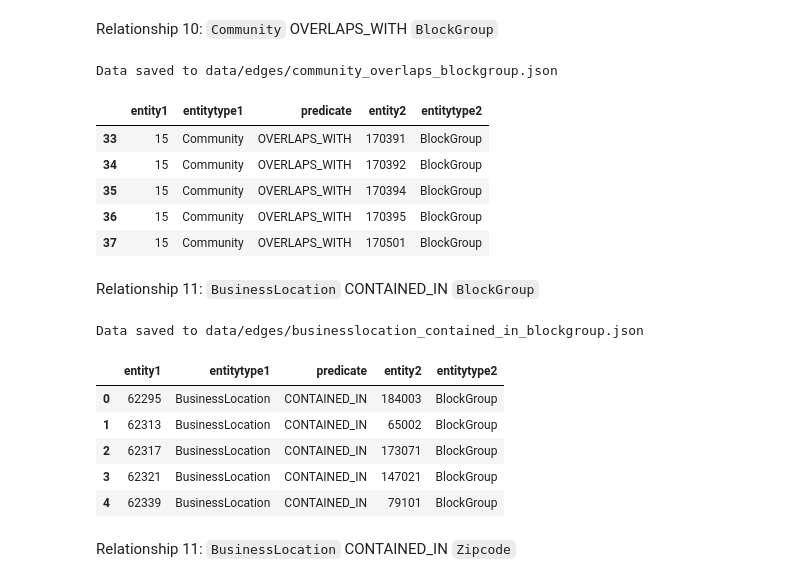
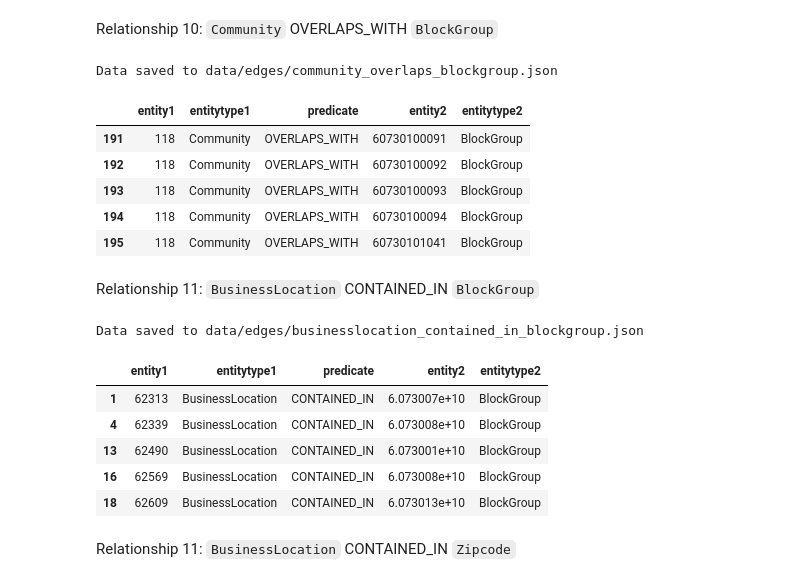
Before and after one commit to swhoyle/business-opportunity-graph, a Jupyter notebook: notebooks/02_extract_edges.ipynb, the cells around one changed output. Saved outputs shown, nothing was run; the diff lists cells and outputs as text; code cells hidden in the pictures.

Commit message:
fixed blockgroup relationships

```diff
--- a/notebooks/02_extract_edges.ipynb
+++ b/notebooks/02_extract_edges.ipynb
@@ -520,27 +520,29 @@ Relationship 10: `Community` OVERLAPS_WITH `BlockGroup`
 # %%
 df = query_db("""
     SELECT
         name AS entity1,
         'Community' AS entitytype1,
         'OVERLAPS_WITH' AS predicate,
         unnest(intersected_block_groups)::text AS entity2,
         'BlockGroup' AS entitytype2
     FROM nourish_community_block_group_intersection
 """)
 df["entity1"] = df["entity1"].map(dict(zip(community_df["name"].str.upper(), community_df["id"])))
 df = df[df["entity1"].notnull()]
+df["entity2"] = df["entity2"].map(dict(zip(blockgroup_df["ctblockgroup"].astype(str), blockgroup_df["id"])))
+df = df[df["entity2"].notnull()]
 df["entity1"] = df["entity1"].astype(int)
 df["entity2"] = df["entity2"].astype(int)
 save_df_to_json(df, "community_overlaps_blockgroup.json")
 df.head()
 # %% [output]
 Data saved to data/edges/community_overlaps_blockgroup.json
 |  | entity1 | entitytype1 | predicate | entity2 | entitytype2 |
-| 33 | 15 | Community | OVERLAPS_WITH | 170391 | BlockGroup |
-| 34 | 15 | Community | OVERLAPS_WITH | 170392 | BlockGroup |
-| 35 | 15 | Community | OVERLAPS_WITH | 170394 | BlockGroup |
-| 36 | 15 | Community | OVERLAPS_WITH | 170395 | BlockGroup |
-| 37 | 15 | Community | OVERLAPS_WITH | 170501 | BlockGroup |
+| 191 | 118 | Community | OVERLAPS_WITH | 60730100091 | BlockGroup |
+| 192 | 118 | Community | OVERLAPS_WITH | 60730100092 | BlockGroup |
+| 193 | 118 | Community | OVERLAPS_WITH | 60730100093 | BlockGroup |
+| 194 | 118 | Community | OVERLAPS_WITH | 60730100094 | BlockGroup |
+| 195 | 118 | Community | OVERLAPS_WITH | 60730101041 | BlockGroup |
 # %% [markdown]
 Relationship 11: `BusinessLocation` CONTAINED_IN `BlockGroup`
 # %%
@@ -551,17 +553,20 @@ df["entitytype1"] = "BusinessLocation"
 df["predicate"] = "CONTAINED_IN"
 df["entity2"] = df["blockgroup"].astype(int)
 df["entitytype2"] = "BlockGroup"
+df["entity2"] = df["entity2"].map(dict(zip(blockgroup_df["ctblockgroup"], blockgroup_df["id"])))
+df = df[df["entity2"].notnull()]
+
 df = df[["entity1", "entitytype1", "predicate", "entity2", "entitytype2"]]
 save_df_to_json(df, "businesslocation_contained_in_blockgroup.json")
 df.head()
 # %% [output]
 Data saved to data/edges/businesslocation_contained_in_blockgroup.json
 |  | entity1 | entitytype1 | predicate | entity2 | entitytype2 |
-| 0 | 62295 | BusinessLocation | CONTAINED_IN | 184003 | BlockGroup |
-| 1 | 62313 | BusinessLocation | CONTAINED_IN | 65002 | BlockGroup |
-| 2 | 62317 | BusinessLocation | CONTAINED_IN | 173071 | BlockGroup |
-| 3 | 62321 | BusinessLocation | CONTAINED_IN | 147021 | BlockGroup |
-| 4 | 62339 | BusinessLocation | CONTAINED_IN | 79101 | BlockGroup |
+| 1 | 62313 | BusinessLocation | CONTAINED_IN | 6.073007e+10 | BlockGroup |
+| 4 | 62339 | BusinessLocation | CONTAINED_IN | 6.073008e+10 | BlockGroup |
+| 13 | 62490 | BusinessLocation | CONTAINED_IN | 6.073001e+10 | BlockGroup |
+| 16 | 62569 | BusinessLocation | CONTAINED_IN | 6.073008e+10 | BlockGroup |
+| 18 | 62609 | BusinessLocation | CONTAINED_IN | 6.073013e+10 | BlockGroup |
 # %% [markdown]
 Relationship 11: `BusinessLocation` CONTAINED_IN `Zipcode`
 # %%
```
Also changed, not shown: 4 other files.
